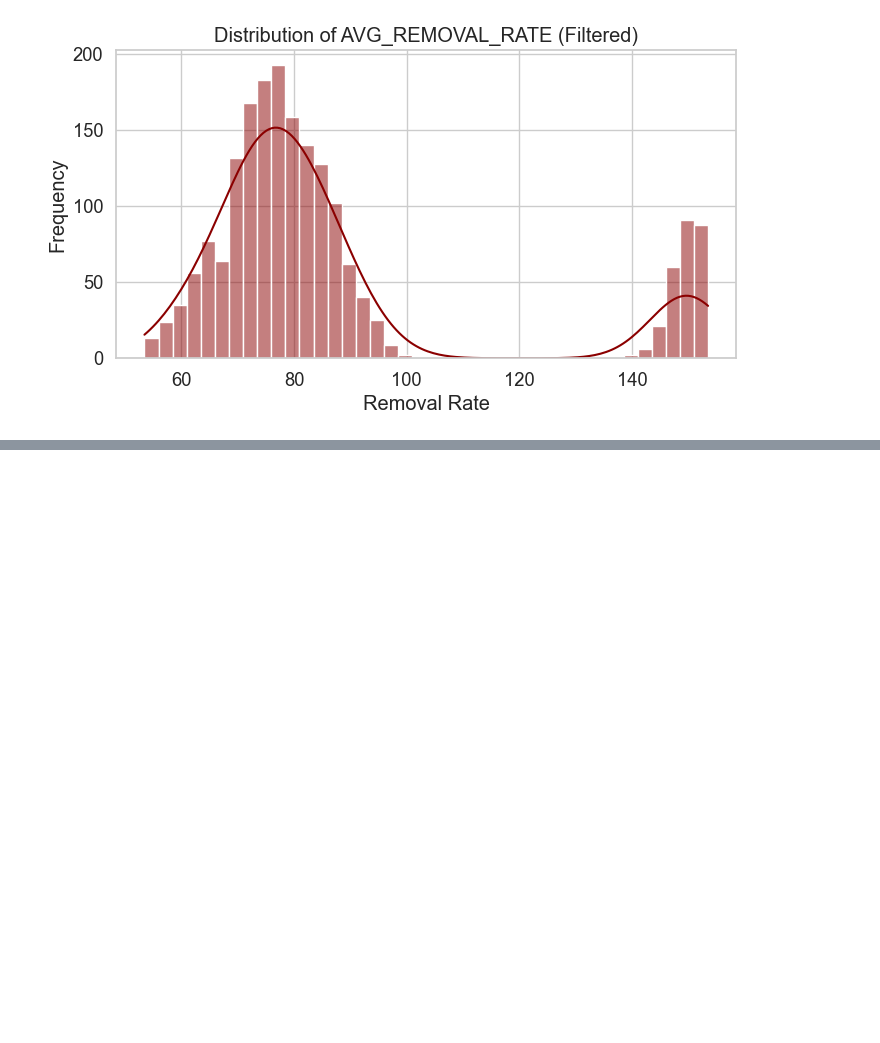
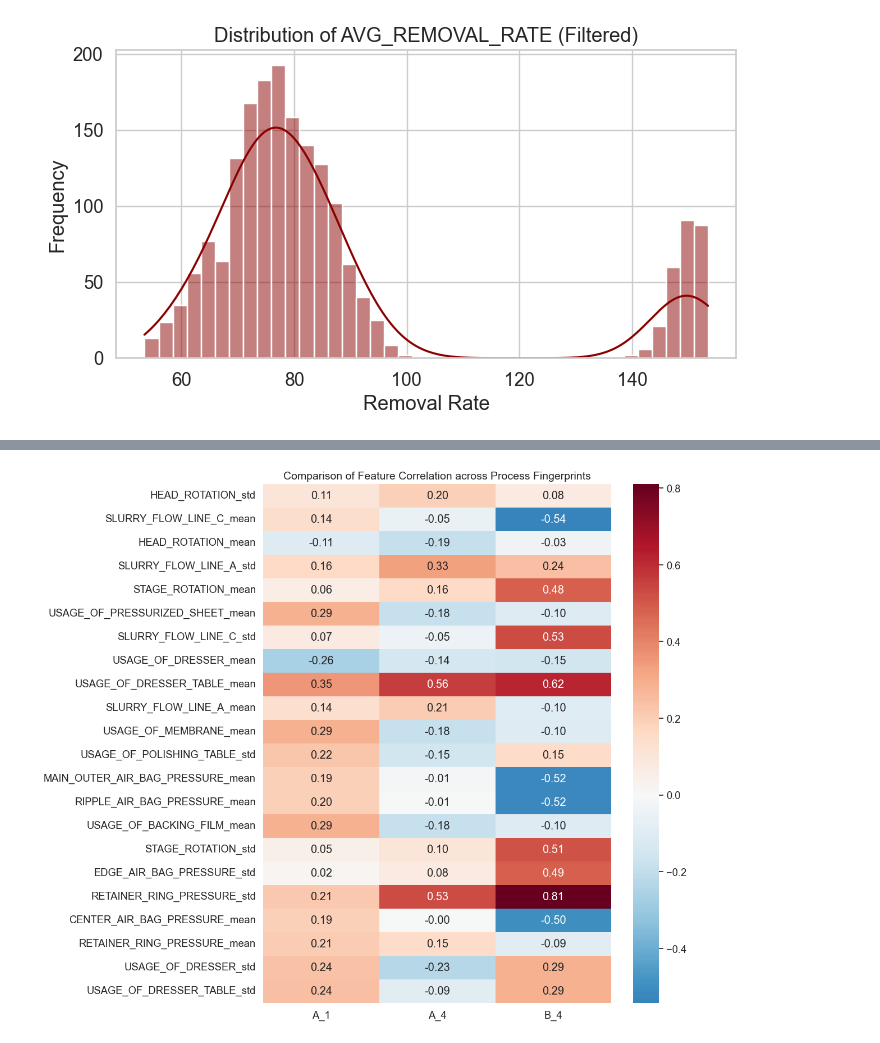
Before and after one commit to XuanWeiWang-999/1142MDS_Project_313652018_Xuan-Wei-Wang, a Jupyter notebook: Assignment02/2016 PHM Data Challenge/2016 PHM DATA CHALLENGE CMP DATA SET/CMP-data/1142MDS_Assignment02_Q2_dataIntergration.ipynb, the cells around one changed output, grey strips where cells are left out. Cells and saved outputs as stored; diff of their text form; code cells hidden in the pictures; blank space fills up the shorter version.

```diff
--- a/Assignment02/2016 PHM Data Challenge/2016 PHM DATA CHALLENGE CMP DATA SET/CMP-data/1142MDS_Assignment02_Q2_dataIntergration.ipynb
+++ b/Assignment02/2016 PHM Data Challenge/2016 PHM DATA CHALLENGE CMP DATA SET/CMP-data/1142MDS_Assignment02_Q2_dataIntergration.ipynb
@@ -238,0 +434,23 @@ Passing `palette` without assigning `hue` is deprecated and will be removed in v
+# %%
+# 挑選三組中最強的特徵進行匯總對比
+all_top_features = []
+for results in group_corrs.values():
+    all_top_features.extend(results.index.tolist())
+
+# 去除重複特徵並轉為清單
+unique_top_features = list(set(all_top_features))
+
+# 建立一個彙總表
+summary_df = pd.DataFrame(index=unique_top_features)
+
+for g in groups:
+    df_sub = df_clean[df_clean['STAGE_CHAMBER'] == g]
+    summary_df[g] = df_sub.corr(numeric_only=True).loc[unique_top_features, 'AVG_REMOVAL_RATE']
+
+# 畫出對比熱圖
+plt.figure(figsize=(10, 12))
+sns.heatmap(summary_df, annot=True, cmap='RdBu_r', center=0, fmt='.2f')
+plt.title('Comparison of Feature Correlation across Process Fingerprints', fontsize=14)
+plt.show()
+# %% [output]
+[figure, added]
```
Also changed, not shown: parts of 25 cells of this notebook.
